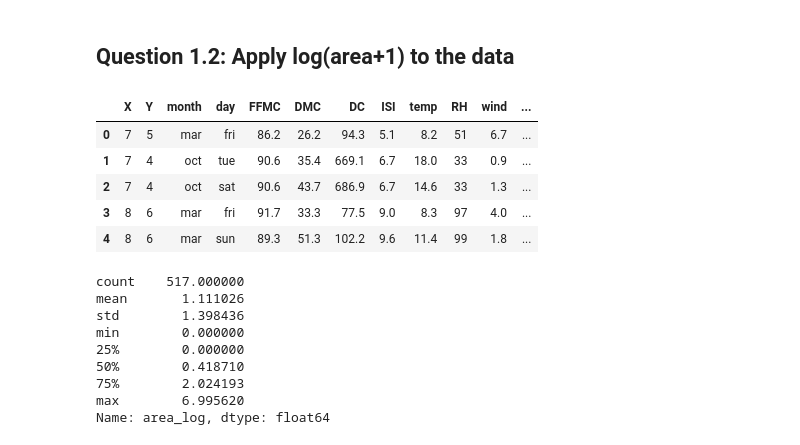
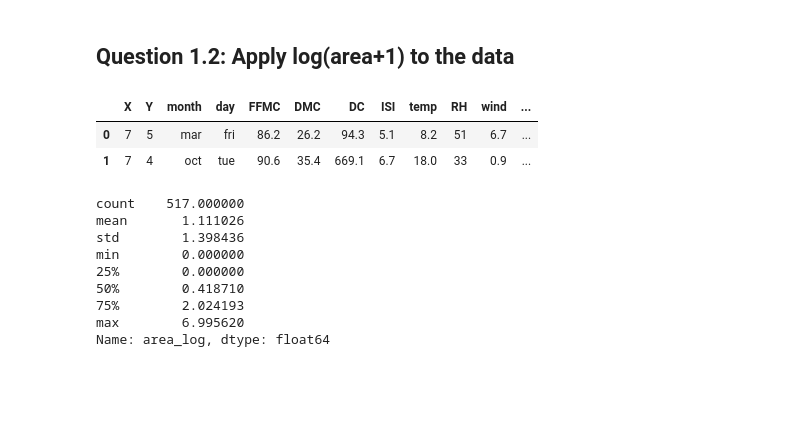
Before and after one commit to rodolfolermacontreras/ML_1_Assignment_2, a Jupyter notebook: MLEARN510-Lesson02-Rodolfo_Lerma.ipynb, the cells around one changed output. Drawn from its saved outputs; the diff is of its cells as text; code cells hidden in the pictures; blank space fills up the shorter version.

```diff
--- a/MLEARN510-Lesson02-Rodolfo_Lerma.ipynb
+++ b/MLEARN510-Lesson02-Rodolfo_Lerma.ipynb
@@ -86,14 +90,11 @@ import numpy as np
 forestfires['area_log'] = np.log(forestfires['area'] + 1)
 # %%
 #Exploring the data set with the new column
-forestfires.head()
+forestfires.head(2)
 # %% [output]
 |  | X | Y | month | day | FFMC | DMC | DC | ISI | temp | RH | wind | ... |
 | 0 | 7 | 5 | mar | fri | 86.2 | 26.2 | 94.3 | 5.1 | 8.2 | 51 | 6.7 | ... |
 | 1 | 7 | 4 | oct | tue | 90.6 | 35.4 | 669.1 | 6.7 | 18.0 | 33 | 0.9 | ... |
-| 2 | 7 | 4 | oct | sat | 90.6 | 43.7 | 686.9 | 6.7 | 14.6 | 33 | 1.3 | ... |
-| 3 | 8 | 6 | mar | fri | 91.7 | 33.3 | 77.5 | 9.0 | 8.3 | 97 | 4.0 | ... |
-| 4 | 8 | 6 | mar | sun | 89.3 | 51.3 | 102.2 | 9.6 | 11.4 | 99 | 1.8 | ... |
 # %%
 #Exploring the new column
 forestfires['area_log'].describe()
```
Also changed, not shown: parts of 18 cells of this notebook.
